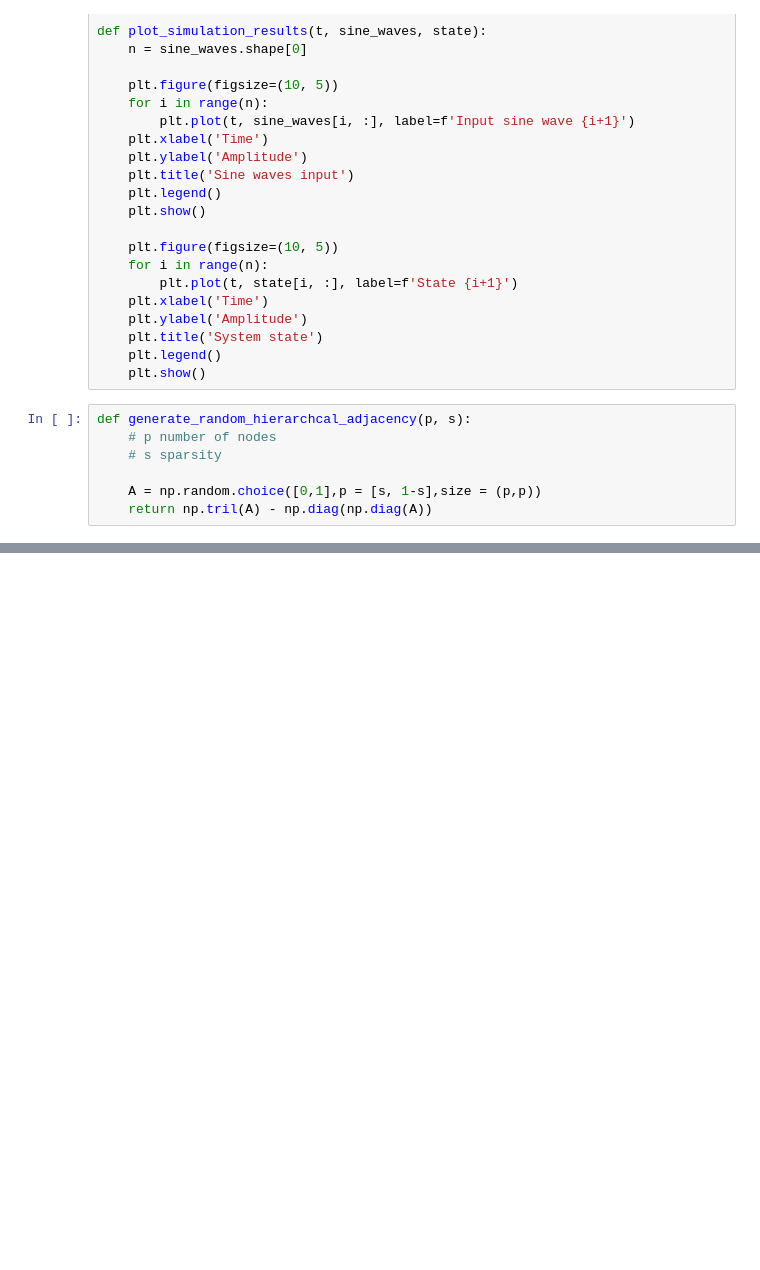
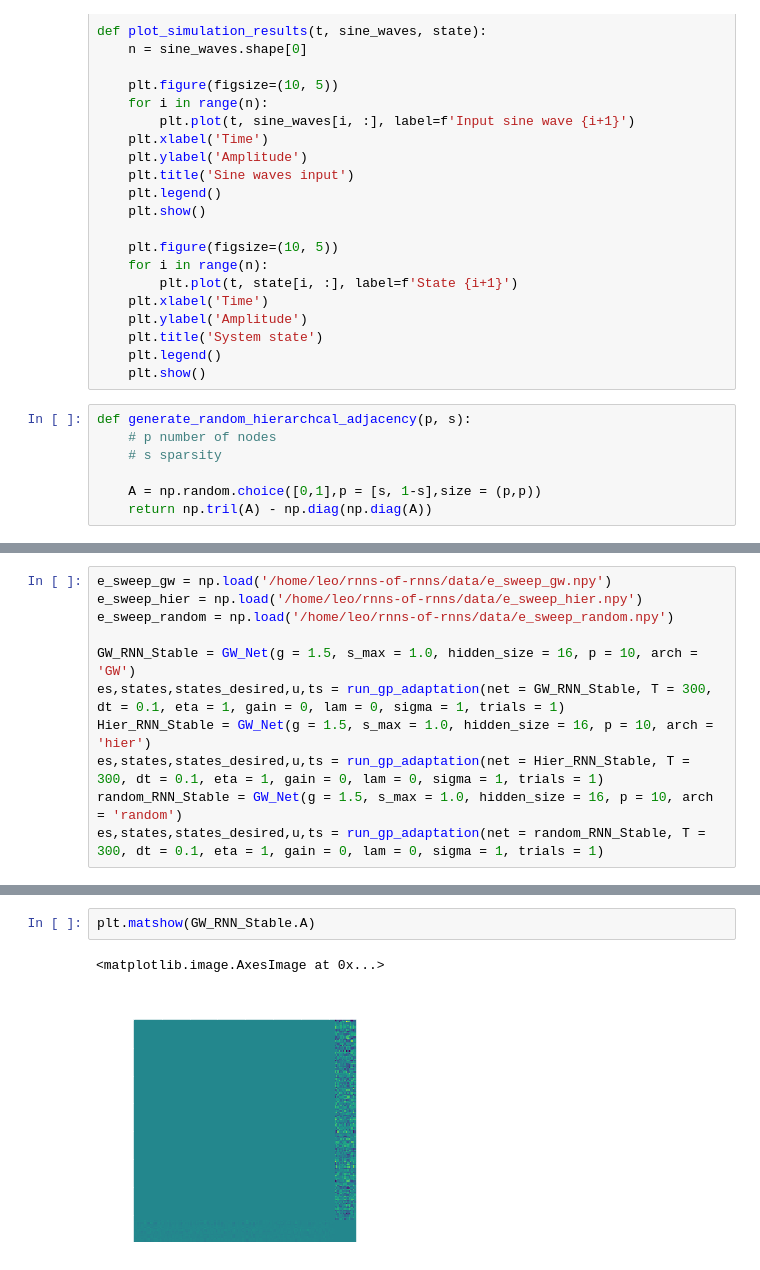
Before and after one commit to kozleo/rnns-of-rnns, a Jupyter notebook: notebooks/Adaptive Control.ipynb, the cells around one changed output, grey strips where cells are left out. Cells and saved outputs as stored; diff of their text form; blank space fills up the shorter version.

```diff
--- a/notebooks/Adaptive Control.ipynb
+++ b/notebooks/Adaptive Control.ipynb
@@ -224,0 +343,11 @@ array([0.97005275, 0.97756416, 0.98957194, ..., 0.42058972, 0.41562804,
+# %%
+e_sweep_gw = np.load('/home/leo/rnns-of-rnns/data/e_sweep_gw.npy')
+e_sweep_hier = np.load('/home/leo/rnns-of-rnns/data/e_sweep_hier.npy')
+e_sweep_random = np.load('/home/leo/rnns-of-rnns/data/e_sweep_random.npy')
+
+GW_RNN_Stable = GW_Net(g = 1.5, s_max = 1.0, hidden_size = 16, p = 10, arch = 'GW')
+es,states,states_desired,u,ts = run_gp_adaptation(net = GW_RNN_Stable, T = 300, dt = 0.1, eta = 1, gain = 0, lam = 0, sigma = 1, trials = 1)
+Hier_RNN_Stable = GW_Net(g = 1.5, s_max = 1.0, hidden_size = 16, p = 10, arch = 'hier')
+es,states,states_desired,u,ts = run_gp_adaptation(net = Hier_RNN_Stable, T = 300, dt = 0.1, eta = 1, gain = 0, lam = 0, sigma = 1, trials = 1)
+random_RNN_Stable = GW_Net(g = 1.5, s_max = 1.0, hidden_size = 16, p = 10, arch = 'random')
+es,states,states_desired,u,ts = run_gp_adaptation(net = random_RNN_Stable, T = 300, dt = 0.1, eta = 1, gain = 0, lam = 0, sigma = 1, trials = 1)
@@ -224,0 +413,5 @@ array([0.97005275, 0.97756416, 0.98957194, ..., 0.42058972, 0.41562804,
+# %%
+plt.matshow(GW_RNN_Stable.A)
+# %% [output]
+<matplotlib.image.AxesImage at 0x...>
+[figure, added]
```
Also changed, not shown: parts of 15 cells of this notebook, 14 other files.
